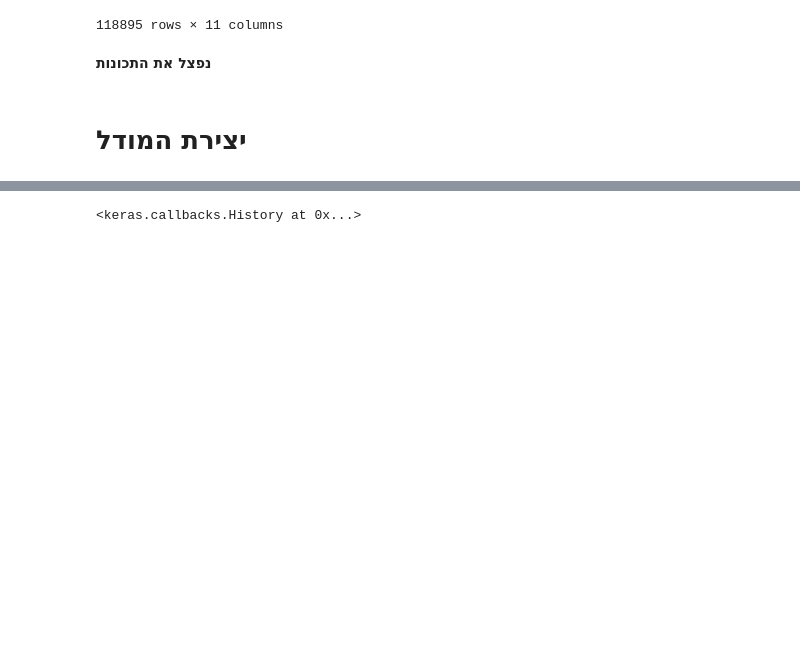
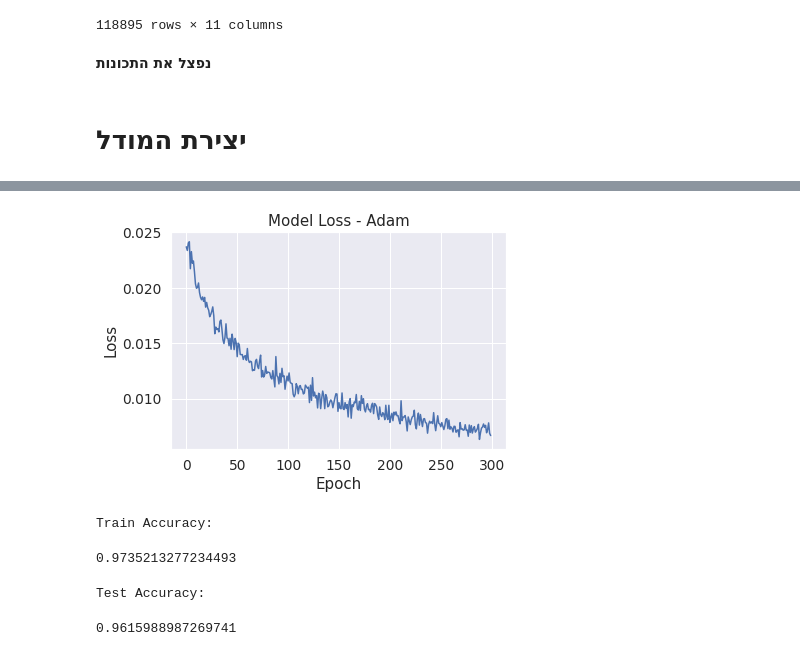
Before and after one commit to RoniBustanai/Project_2, a Jupyter notebook: פרויקטון_2.ipynb, the cells around one changed output, grey strips where cells are left out. Drawn from its saved outputs; the diff is of its cells as text; code cells hidden in the pictures; blank space fills up the shorter version.

```diff
--- a/פרויקטון_2.ipynb
+++ b/פרויקטון_2.ipynb
@@ -367,3 +367,7 @@ from tensorflow.keras import Sequential
 from tensorflow.keras.layers import Dense
 # %%
 from tensorflow.keras.regularizers import l2
+# %%
+from sklearn.model_selection import train_test_split
+X_train, X_test, y_train, y_test = train_test_split(X, y, test_size=0.2)
+X_train.head()
@@ -370,8 +381,8 @@ from tensorflow.keras.regularizers import l2
 # %%
-model = Sequential()
-model.add(Dense(128, activation='relu', input_shape=(X_train.shape[1], 1), kernel_regularizer = l2()))
-model.add(Dense(64, activation='relu', kernel_regularizer = l2()))
-model.add(Dense(32, activation='relu', kernel_regularizer = l2()))
-model.add(Dense(16, activation='relu', kernel_regularizer = l2()))
-model.add(Dense(4, activation='relu', kernel_regularizer = l2()))
-model.add(Dense(1))
+model = tf.keras.Sequential([
+    Dense(64, activation = 'relu', input_shape = [25]),
+    Dense(32, activation = 'relu'),
+    Dense(16, activation = 'relu'),
+    Dense(8, activation = 'relu'),
+    Dense(1)
+])
@@ -407,6 +412,14 @@ def r2_keras(y_true, y_pred):
 # %%
+
 from sklearn.metrics import r2_score
-model.compile(optimizer='adam', loss='mse', metrics=[r2_keras])
-model.fit(X_train, y_train, epochs=300)
+model.compile(optimizer='adam', loss='mse')
+history = model.fit(X_train, y_train, epochs=300, batch_size=32)
+
+
+plt.plot(history.history['loss'])
+plt.title('Model Loss - Adam')
+plt.ylabel('Loss')
+plt.xlabel('Epoch')
+plt.show()
 # %% [output]
 Epoch 1/300
@@ -429 +442 @@ Epoch 300/300
-<keras.callbacks.History at 0x...>
+[figure, added]
@@ -433,0 +443,16 @@ print('MSE on test set: ', score[0])
+# %%
+print("Train Accuracy:")
+from sklearn.metrics import r2_score
+yhat_train = (model.predict(X_train))
+r2_score(y_train, yhat_train)
+# %% [output]
+Train Accuracy:
+0.9735213277234493
+# %%
+print("Test Accuracy:")
+from sklearn.metrics import r2_score
+yhat_test = np.round(model.predict(X_test))
+r2_score(y_test, yhat_test)
+# %% [output]
+Test Accuracy:
+0.9615988987269741
```
Also changed, not shown: parts of 6 cells of this notebook.
